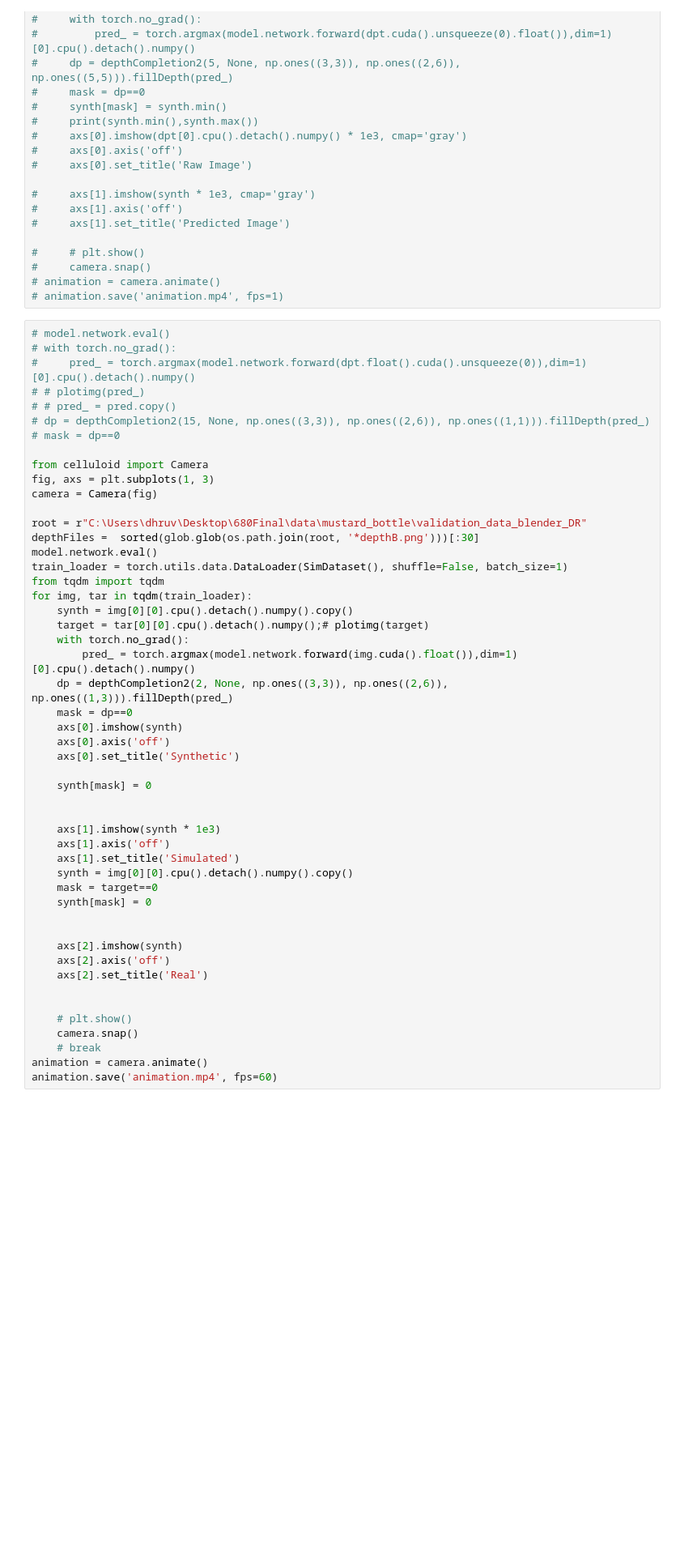
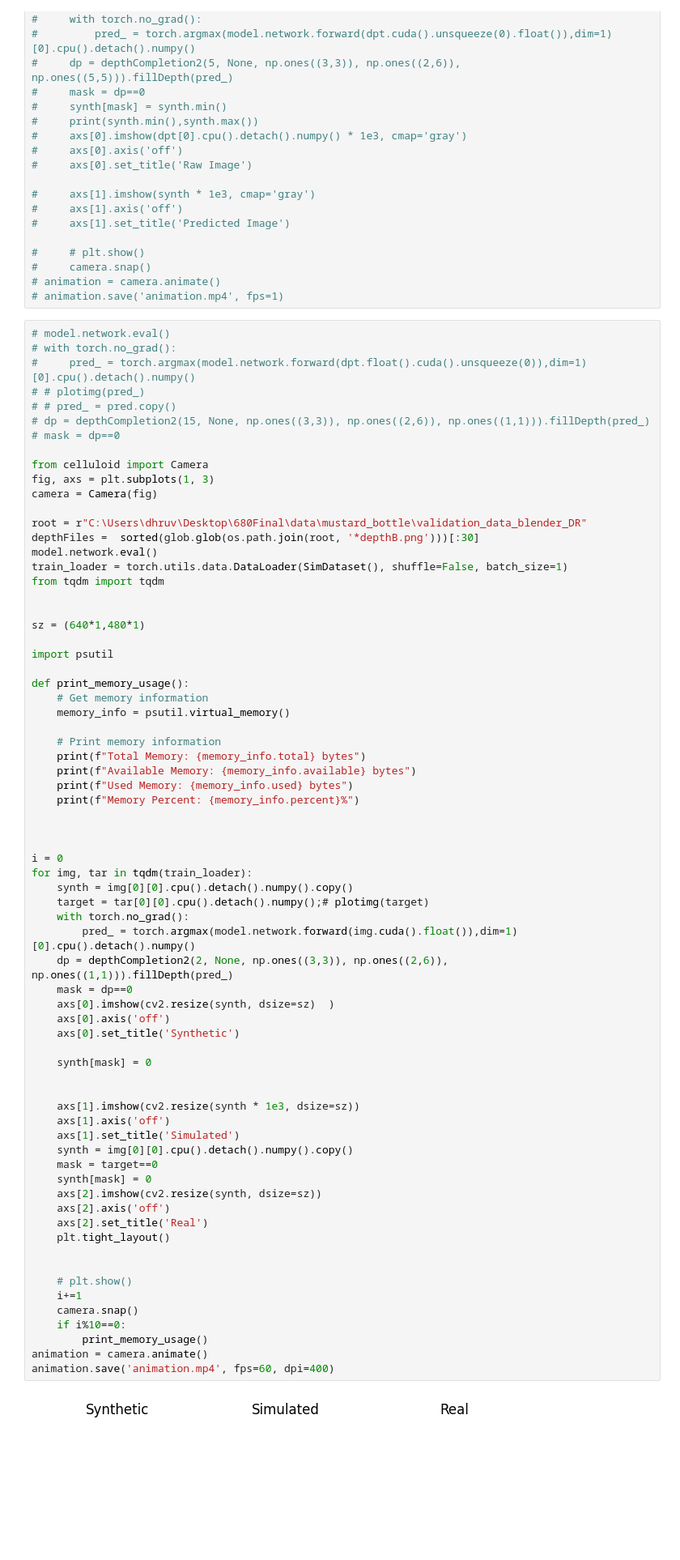
Before and after one commit to git-dhruv/Bayesian-informed-6D-Pose-estimation, a Jupyter notebook: notebooks/noiseFromSynth.ipynb, the cells around one changed output. Shown: that part at 81% size. Drawn from its saved outputs; the diff is of its cells as text; blank space fills up the shorter version.

```diff
--- a/notebooks/noiseFromSynth.ipynb
+++ b/notebooks/noiseFromSynth.ipynb
@@ -342,38 +342,60 @@ camera = Camera(fig)
 
 root = r"C:\Users\dhruv\Desktop\680Final\data\mustard_bottle\validation_data_blender_DR"
 depthFiles =  sorted(glob.glob(os.path.join(root, '*depthB.png')))[:30]
 model.network.eval()
 train_loader = torch.utils.data.DataLoader(SimDataset(), shuffle=False, batch_size=1)
 from tqdm import tqdm
+
+
+sz = (640*1,480*1)
+
+import psutil
+
+def print_memory_usage():
+    # Get memory information
+    memory_info = psutil.virtual_memory()
+
+    # Print memory information
+    print(f"Total Memory: {memory_info.total} bytes")
+    print(f"Available Memory: {memory_info.available} bytes")
+    print(f"Used Memory: {memory_info.used} bytes")
+    print(f"Memory Percent: {memory_info.percent}%")
+
+
+
+i = 0
 for img, tar in tqdm(train_loader):
     synth = img[0][0].cpu().detach().numpy().copy()
     target = tar[0][0].cpu().detach().numpy();# plotimg(target)
     with torch.no_grad():
         pred_ = torch.argmax(model.network.forward(img.cuda().float()),dim=1)[0].cpu().detach().numpy()
-    dp = depthCompletion2(2, None, np.ones((3,3)), np.ones((2,6)), np.ones((1,3))).fillDepth(pred_)
+    dp = depthCompletion2(2, None, np.ones((3,3)), np.ones((2,6)), np.ones((1,1))).fillDepth(pred_)
     mask = dp==0
-    axs[0].imshow(synth)
+    axs[0].imshow(cv2.resize(synth, dsize=sz)  )
     axs[0].axis('off')
     axs[0].set_title('Synthetic')
 
     synth[mask] = 0
 
 
-    axs[1].imshow(synth * 1e3)
+    axs[1].imshow(cv2.resize(synth * 1e3, dsize=sz))
     axs[1].axis('off')
     axs[1].set_title('Simulated')
     synth = img[0][0].cpu().detach().numpy().copy()
     mask = target==0
     synth[mask] = 0
-
-
-    axs[2].imshow(synth)
+    axs[2].imshow(cv2.resize(synth, dsize=sz))
     axs[2].axis('off')
     axs[2].set_title('Real')
+    plt.tight_layout()
 
 
     # plt.show()
+    i+=1
     camera.snap()
-    # break
+    if i%10==0:
+        print_memory_usage()
 animation = camera.animate()
-animation.save('animation.mp4', fps=60)
+animation.save('animation.mp4', fps=60, dpi=400)
+# %% [output]
+[figure, added]
```
Also changed, not shown: parts of 2 cells of this notebook, 10 other files.
